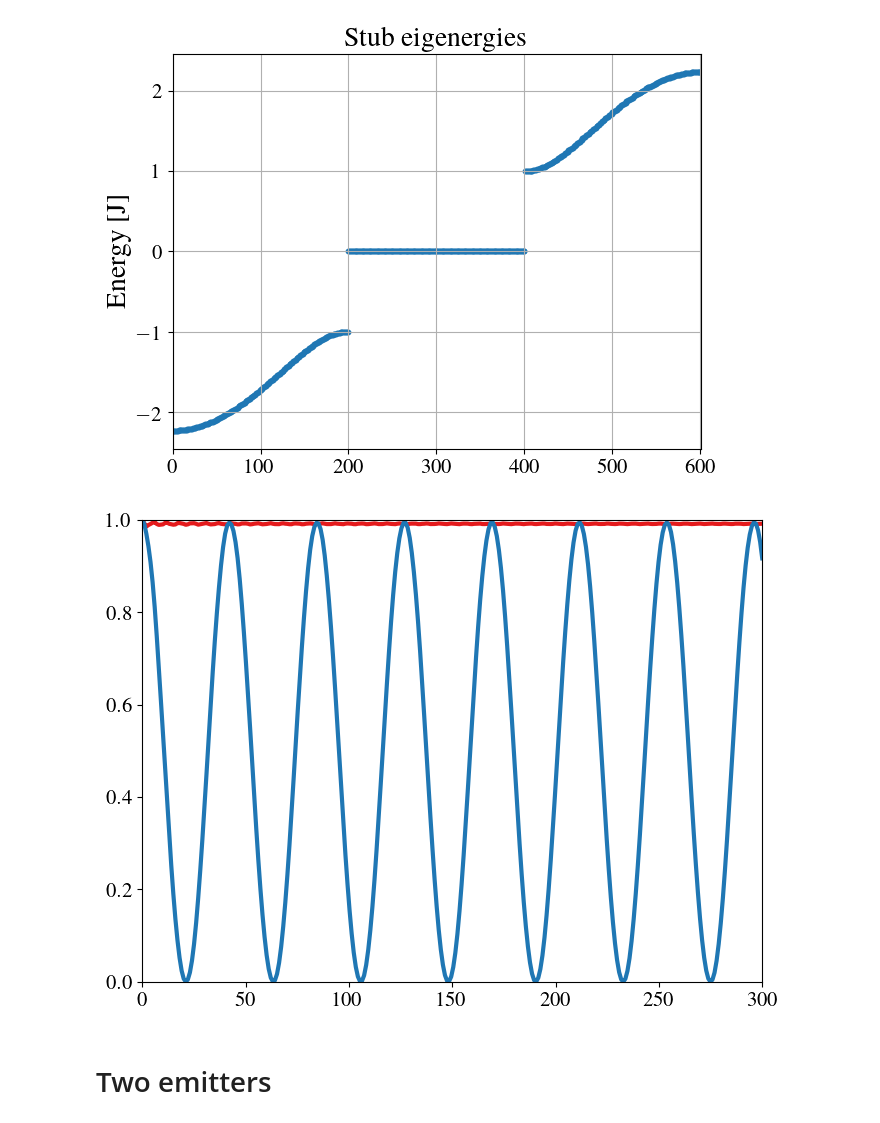
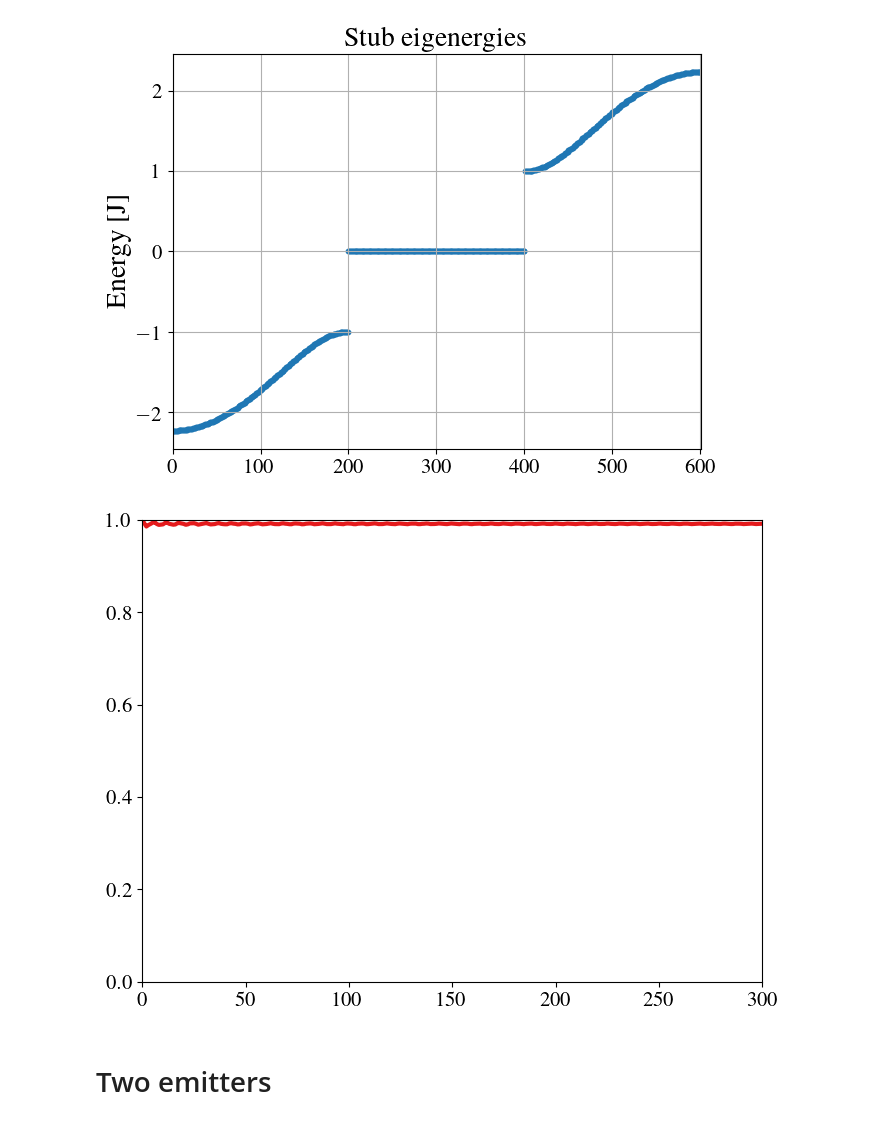
Before and after one commit to enrico0014/QOptics_FB, a Jupyter notebook: stub/stub_emitter.ipynb, the cells around one changed output. Saved outputs shown, nothing was run; the diff lists cells and outputs as text; code cells hidden in the pictures.

```diff
--- a/stub/stub_emitter.ipynb
+++ b/stub/stub_emitter.ipynb
@@ -25,14 +29,14 @@ N = 200 #number of primitive cells
 n = 3*N #number of points
 
 # Hopping terms
-t = -1
-gam = 1
-t1 = t*np.sqrt(gam)
+t = 1
+mu = 1
+t1 = t*np.sqrt(mu)
 t2 = t
 t3 = t
 # %%
 g = 0.1
-om_a = 0
+om_eg = 0
 
 pos = N//2 + N
 # %%
@@ -44,7 +48,7 @@ H[N,-2] = t3
 
 H[-1,pos] = g
 H += np.transpose(np.conjugate(H))
-H[-1,-1] = om_a
+H[-1,-1] = om_eg
 # %%
 eigval, eigvect = eigh(H)
 # %%
@@ -70,19 +73,17 @@ pop, phot = time_evol(H,t[0],t[-1],len(t))
 # %%
 fig = plt.figure(figsize=(8,6))
 
 pop_at = np.real(pop*np.conjugate(pop))
 plt.plot(t,pop_at,c='#e41a1c',lw=3,label="Data")
-plt.plot(t,pop_at2,lw=3,label="Data")
 
 plt.xlim(0,t[-1])
 plt.ylim(0.,1)
 plt.xticks(fontsize=15)
 plt.yticks(fontsize=15)
 
-plt.savefig("comp_sitesTE.png")
 plt.show()
 # %% [output]
-[figure, old version]
+[figure, new version]
 # %% [markdown]
 # Two emitters
 # %%
```
Also changed, not shown: parts of 10 cells of this notebook.
